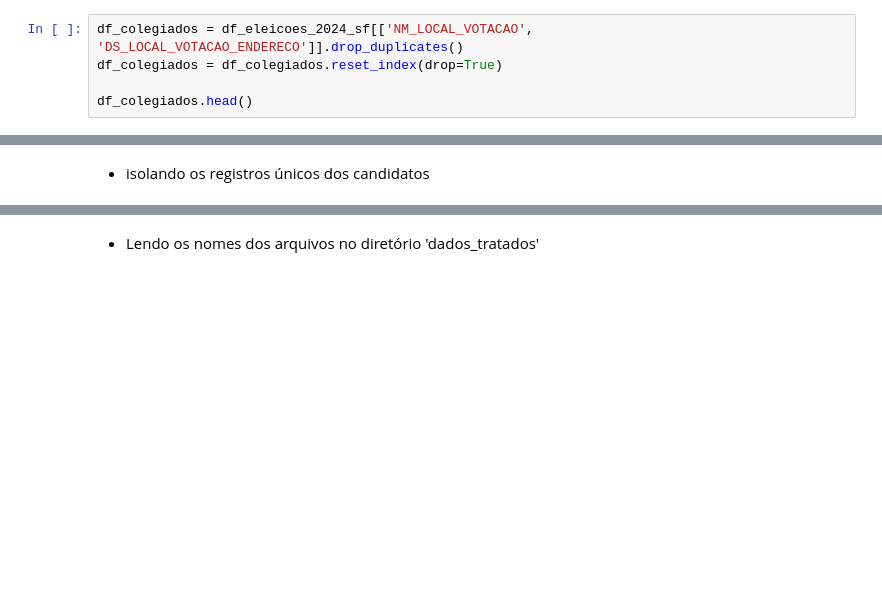
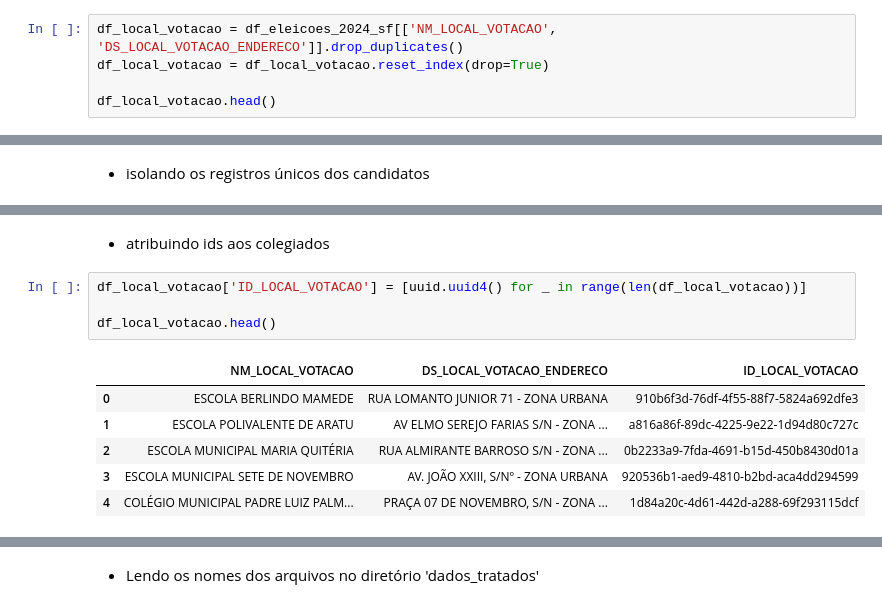
Before and after one commit to imagno/dados_eleitorais, a Jupyter notebook: separacao_entidades.ipynb, the cells around one changed output, grey strips where cells are left out. Cells and saved outputs as stored; diff of their text form; blank space fills up the shorter version.

```diff
--- a/separacao_entidades.ipynb
+++ b/separacao_entidades.ipynb
@@ -22,10 +23,10 @@ df_eleicoes_2024_sf.head(10)
 # %% [markdown]
 - isolando os registros únicos dos colegiados eleitorais
 # %%
-df_colegiados = df_eleicoes_2024_sf[['NM_LOCAL_VOTACAO', 'DS_LOCAL_VOTACAO_ENDERECO']].drop_duplicates()
-df_colegiados = df_colegiados.reset_index(drop=True)
+df_local_votacao = df_eleicoes_2024_sf[['NM_LOCAL_VOTACAO', 'DS_LOCAL_VOTACAO_ENDERECO']].drop_duplicates()
+df_local_votacao = df_local_votacao.reset_index(drop=True)
 
-df_colegiados.head()
+df_local_votacao.head()
 # %% [output]
 |  | NM_LOCAL_VOTACAO | DS_LOCAL_VOTACAO_ENDERECO |
 | 0 | ESCOLA BERLINDO MAMEDE | RUA LOMANTO JUNIOR 71 - ZONA URBANA |
@@ -45,0 +68,13 @@ dtype: int64
+# %% [markdown]
+- atribuindo ids aos colegiados
+# %%
+df_local_votacao['ID_LOCAL_VOTACAO'] = [uuid.uuid4() for _ in range(len(df_local_votacao))]
+
+df_local_votacao.head()
+# %% [output]
+|  | NM_LOCAL_VOTACAO | DS_LOCAL_VOTACAO_ENDERECO | ID_LOCAL_VOTACAO |
+| 0 | ESCOLA BERLINDO MAMEDE | RUA LOMANTO JUNIOR 71 - ZONA URBANA | 910b6f3d-76df-4f55-88f7-5824a692dfe3 |
+| 1 | ESCOLA POLIVALENTE DE ARATU | AV ELMO SEREJO FARIAS S/N - ZONA ... | a816a86f-89dc-4225-9e22-1d94d80c727c |
+| 2 | ESCOLA MUNICIPAL MARIA QUITÉRIA | RUA ALMIRANTE BARROSO S/N - ZONA ... | 0b2233a9-7fda-4691-b15d-450b8430d01a |
+| 3 | ESCOLA MUNICIPAL SETE DE NOVEMBRO | AV. JOÃO XXIII, S/Nº - ZONA URBANA | 920536b1-aed9-4810-b2bd-aca4dd294599 |
+| 4 | COLÉGIO MUNICIPAL PADRE LUIZ PALM... | PRAÇA 07 DE NOVEMBRO, S/N - ZONA ... | 1d84a20c-4d61-442d-a288-69f293115dcf |
```
Also changed, not shown: parts of 8 cells of this notebook, 4 other files.
